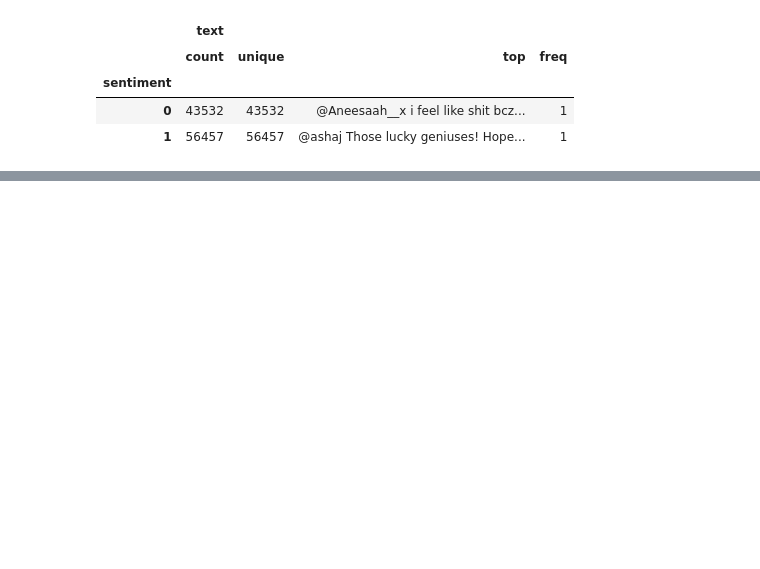
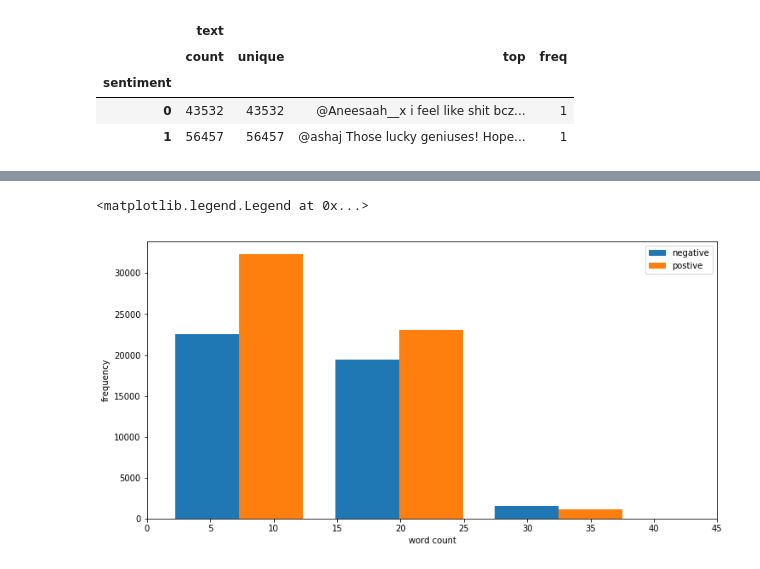
Before and after one commit to swetha-sundar/sentiment-analysis, a Jupyter notebook: preprocessing.ipynb, the cells around one changed output, grey strips where cells are left out. Cells and saved outputs as stored; diff of their text form; code cells hidden in the pictures; blank space fills up the shorter version.

Commit message:
Add more observations and plot frequency graph

```diff
--- a/preprocessing.ipynb
+++ b/preprocessing.ipynb
@@ -66,0 +74,8 @@ data.groupby('sentiment').describe()
+# %%
+# Function to calculate the number of words in a sentence.
+# Using the delimiter to be a space
+def word_count(tweet):
+    return len(tweet.split())
+
+data['word_count'] = data['text'].apply(word_count)
+data.head(5)
@@ -66,0 +89,14 @@ data.groupby('sentiment').describe()
+# %%
+# Plot a histogram of the word counts
+
+x = data['word_count'][data.sentiment == 0]
+y = data['word_count'][data.sentiment == 1]
+plt.figure(figsize=(12,6))
+plt.xlabel('word count')
+plt.ylabel('frequency')
+graph = plt.hist([x,y], label=['negative', 'postive'])
+plt.xlim(0,45)
+plt.legend(loc='upper right')
+# %% [output]
+<matplotlib.legend.Legend at 0x...>
+[figure, added]
```
Also changed, not shown: parts of 10 cells of this notebook.
